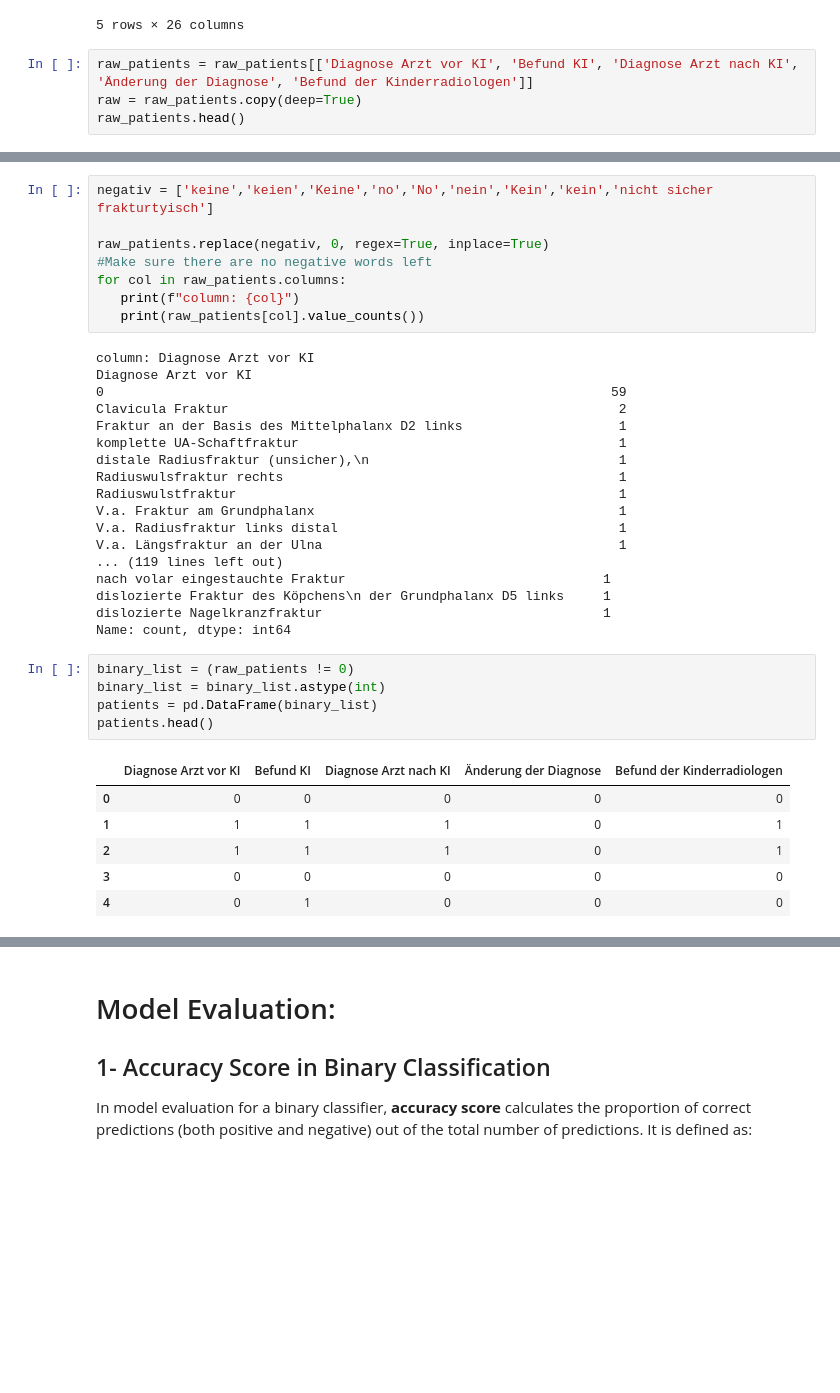
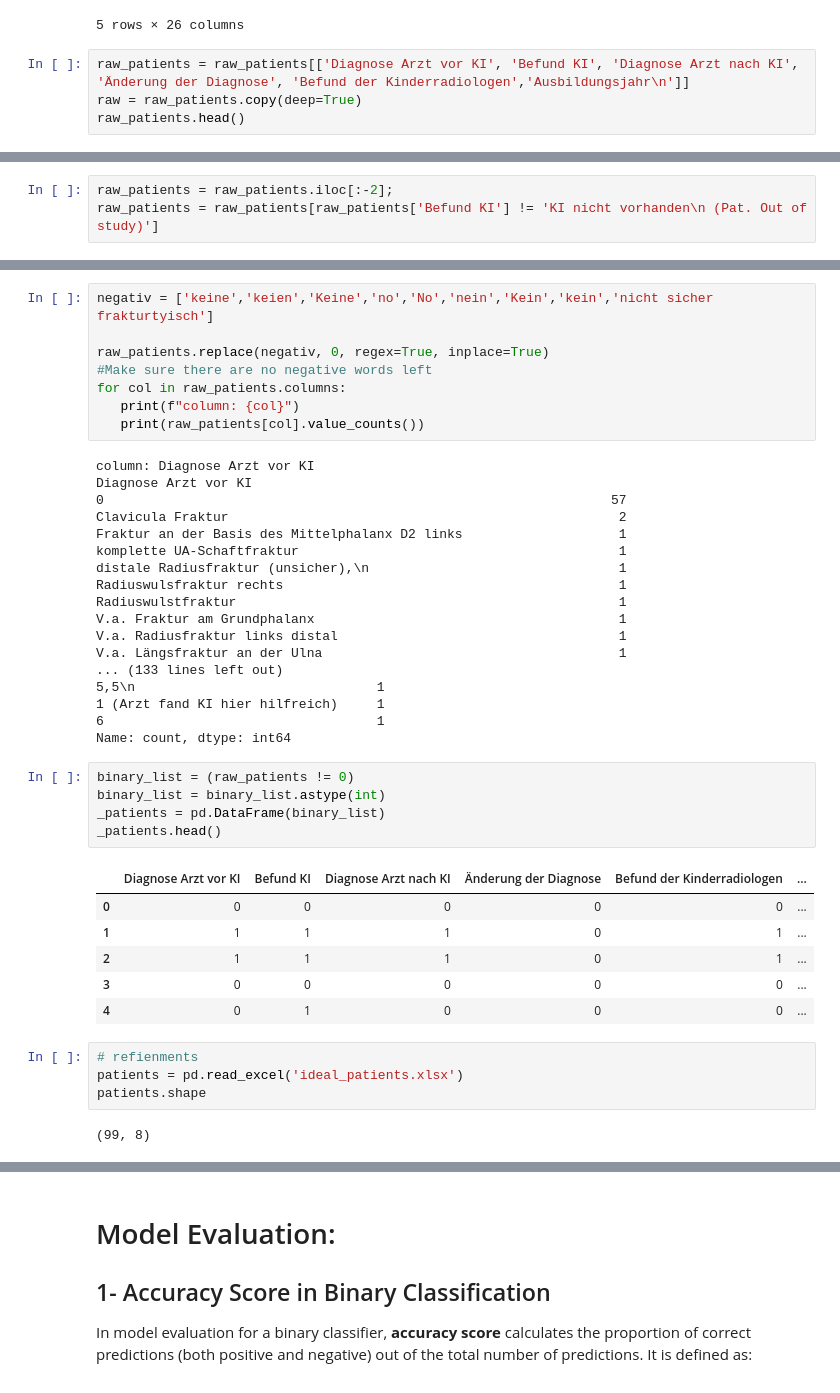
Before and after one commit to ahmednasri05/X-ray-Ai-Detector-Model-Evaluation-, a Jupyter notebook: patient_analysis.ipynb, the cells around one changed output, grey strips where cells are left out. Cells and saved outputs as stored; diff of their text form; blank space fills up the shorter version.

```diff
--- a/patient_analysis.ipynb
+++ b/patient_analysis.ipynb
@@ -46,7 +45,7 @@ raw_patients.head()
 | 4 | NaN | NaN | NaN | NaN | keine Fraktur | NaN | NaN | ... |
 5 rows × 26 columns
 # %%
-raw_patients = raw_patients[['Diagnose Arzt vor KI', 'Befund KI', 'Diagnose Arzt nach KI', 'Änderung der Diagnose', 'Befund der Kinderradiologen']]
+raw_patients = raw_patients[['Diagnose Arzt vor KI', 'Befund KI', 'Diagnose Arzt nach KI', 'Änderung der Diagnose', 'Befund der Kinderradiologen','Ausbildungsjahr\n']]
 raw = raw_patients.copy(deep=True)
 raw_patients.head()
 # %% [output]
@@ -79,0 +83,3 @@ Name: count, dtype: int64
+# %%
+raw_patients = raw_patients.iloc[:-2];
+raw_patients = raw_patients[raw_patients['Befund KI'] != 'KI nicht vorhanden\n (Pat. Out of study)']
@@ -88,7 +98,7 @@ for col in raw_patients.columns:
 # %% [output]
 column: Diagnose Arzt vor KI
 Diagnose Arzt vor KI
-0                                                                 59
+0                                                                 57
 Clavicula Fraktur                                                  2
 Fraktur an der Basis des Mittelphalanx D2 links                    1
 komplette UA-Schaftfraktur                                         1
@@ -98,20 +108,26 @@ Radiuswulstfraktur                                                 1
 V.a. Fraktur am Grundphalanx                                       1
 V.a. Radiusfraktur links distal                                    1
 V.a. Längsfraktur an der Ulna                                      1
-... (119 lines left out)
-nach volar eingestauchte Fraktur                                 1
-dislozierte Fraktur des Köpchens\n der Grundphalanx D5 links     1
-dislozierte Nagelkranzfraktur                                    1
+... (133 lines left out)
+5,5\n                               1
+1 (Arzt fand KI hier hilfreich)     1
+6                                   1
 Name: count, dtype: int64
 # %%
 binary_list = (raw_patients != 0)
 binary_list = binary_list.astype(int)
-patients = pd.DataFrame(binary_list)
-patients.head()
+_patients = pd.DataFrame(binary_list)
+_patients.head()
 # %% [output]
-|  | Diagnose Arzt vor KI | Befund KI | Diagnose Arzt nach KI | Änderung der Diagnose | Befund der Kinderradiologen |
-| 0 | 0 | 0 | 0 | 0 | 0 |
-| 1 | 1 | 1 | 1 | 0 | 1 |
-| 2 | 1 | 1 | 1 | 0 | 1 |
-| 3 | 0 | 0 | 0 | 0 | 0 |
-| 4 | 0 | 1 | 0 | 0 | 0 |
+|  | Diagnose Arzt vor KI | Befund KI | Diagnose Arzt nach KI | Änderung der Diagnose | Befund der Kinderradiologen | ... |
+| 0 | 0 | 0 | 0 | 0 | 0 | ... |
+| 1 | 1 | 1 | 1 | 0 | 1 | ... |
+| 2 | 1 | 1 | 1 | 0 | 1 | ... |
+| 3 | 0 | 0 | 0 | 0 | 0 | ... |
+| 4 | 0 | 1 | 0 | 0 | 0 | ... |
+# %%
+# refienments
+patients = pd.read_excel('ideal_patients.xlsx')
+patients.shape
+# %% [output]
+(99, 8)
```
Also changed, not shown: parts of 92 cells of this notebook, 3 other files.
